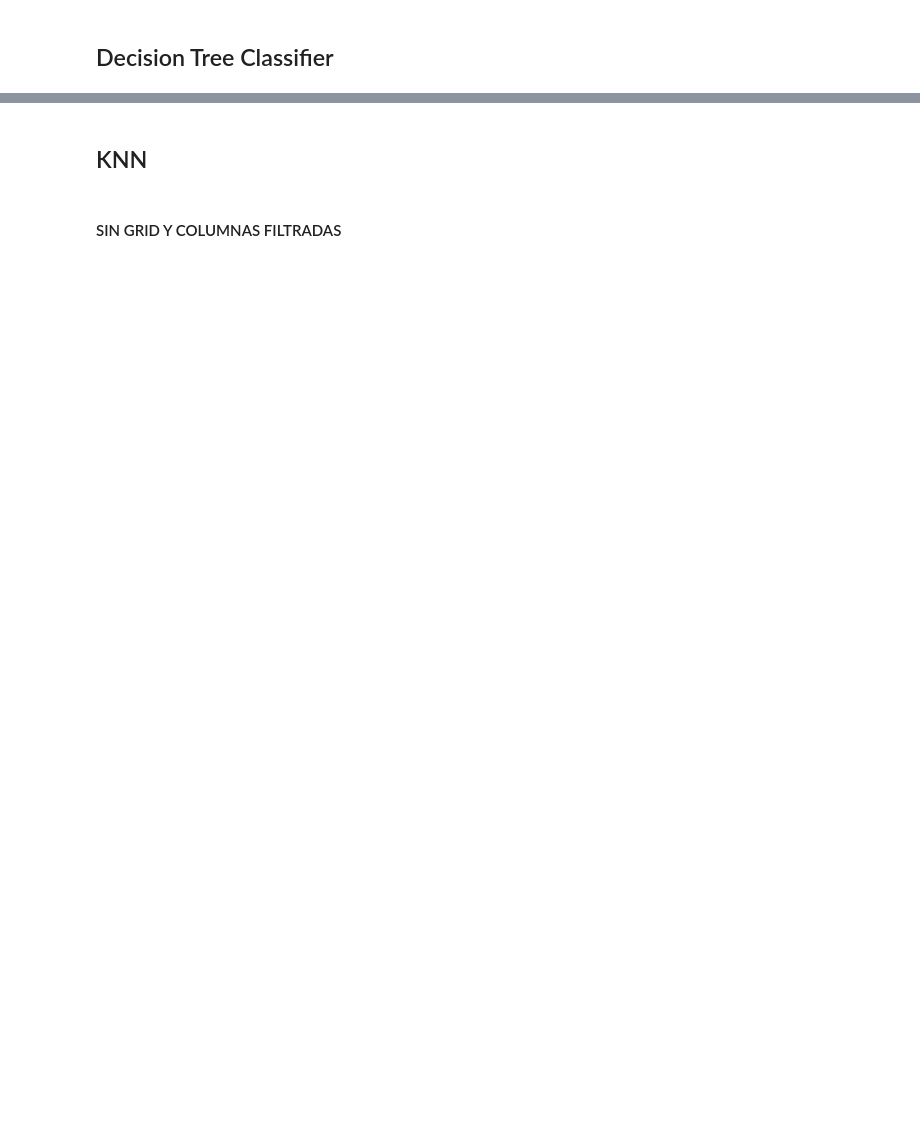
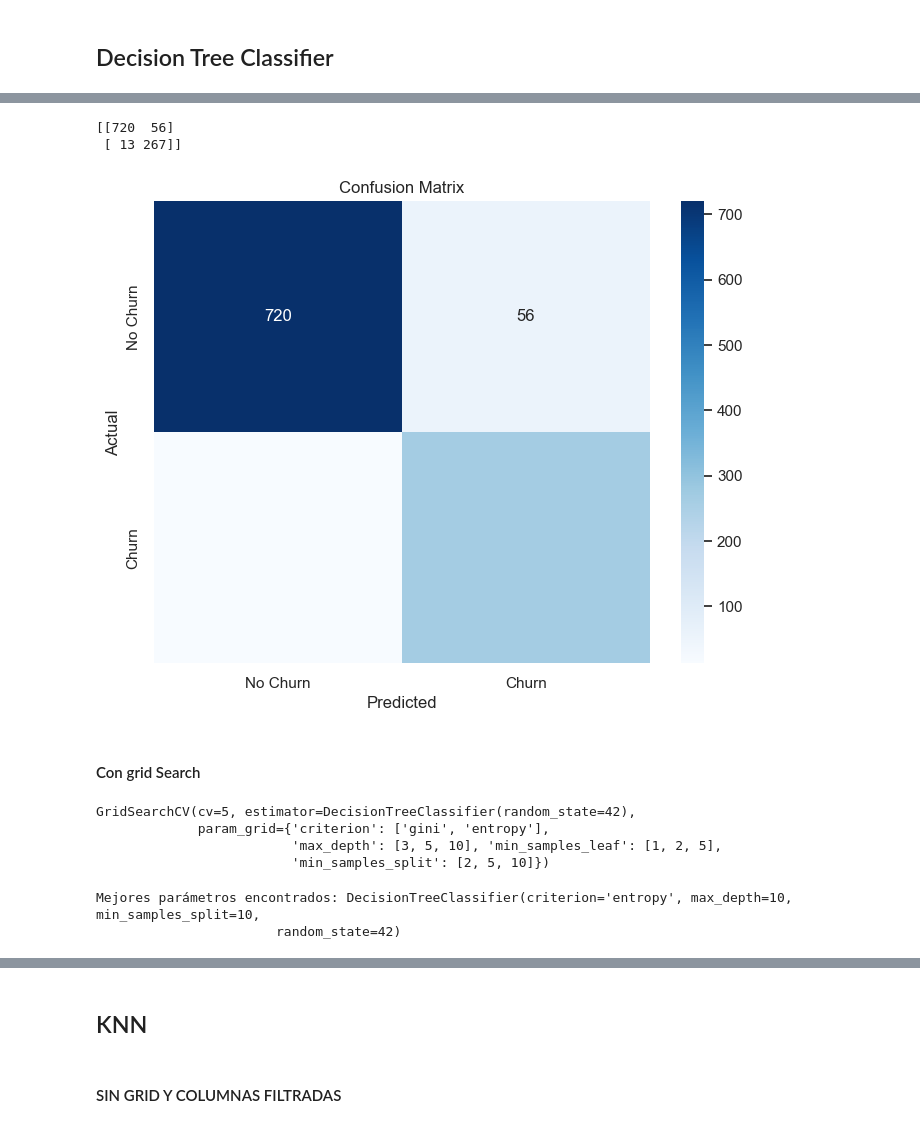
Before and after one commit to mcpoveda2/ProyectoFinalPython, a Jupyter notebook: projectFinal.ipynb, the cells around one changed output, grey strips where cells are left out. Saved outputs shown, nothing was run; the diff lists cells and outputs as text; code cells hidden in the pictures; blank space fills up the shorter version.

```diff
--- a/projectFinal.ipynb
+++ b/projectFinal.ipynb
@@ -487,0 +986,10 @@ print(train_data.columns)
+# %%
+modelTree2 = DecisionTreeClassifier(
+    max_depth=5,
+    min_samples_split=4,
+    min_samples_leaf=2,
+    class_weight='balanced',
+    random_state=42
+)
+# %%
+modelTree2.fit(X = train_data[columnasModelo], y = train_data["Churn Label"])
@@ -487,0 +999,3 @@ print(train_data.columns)
+# %%
+train_metrics_kn["Preciction_tree2"] = modelTree2.predict(train_data[columnasModelo])
+val_metrics_kn["Preciction_tree2"] = modelTree2.predict(val_data[columnasModelo])
@@ -487,0 +1028,16 @@ print(train_data.columns)
+# %%
+cm = confusion_matrix(val_metrics_kn["Churn Label"], val_metrics_kn["Preciction_tree2"])
+print(cm)
+# Graficar la matriz de confusión usando seaborn
+plt.figure(figsize=(8, 6))
+sns.heatmap(cm, annot=True, fmt="d", cmap="Blues", xticklabels=["No Churn", "Churn"], yticklabels=["No Churn", "Churn"])
+plt.title('Confusion Matrix')
+plt.ylabel('Actual')
+plt.xlabel('Predicted')
+plt.show()
+# %% [output]
+[[720  56]
+ [ 13 267]]
+[figure, added]
+# %% [markdown]
+#### Con grid Search
@@ -487,0 +1053,7 @@ print(train_data.columns)
+# %%
+grid_search_tree.fit(train_data[columnasModelo],train_data["Churn Label"])
+# %% [output]
+GridSearchCV(cv=5, estimator=DecisionTreeClassifier(random_state=42),
+             param_grid={'criterion': ['gini', 'entropy'],
+                         'max_depth': [3, 5, 10], 'min_samples_leaf': [1, 2, 5],
+                         'min_samples_split': [2, 5, 10]})
@@ -487,0 +1062,5 @@ print(train_data.columns)
+# %%
+print("Mejores parámetros encontrados:", bestTreeGrid)
+# %% [output]
+Mejores parámetros encontrados: DecisionTreeClassifier(criterion='entropy', max_depth=10, min_samples_split=10,
+                       random_state=42)
```
Also changed, not shown: parts of 144 cells of this notebook.
